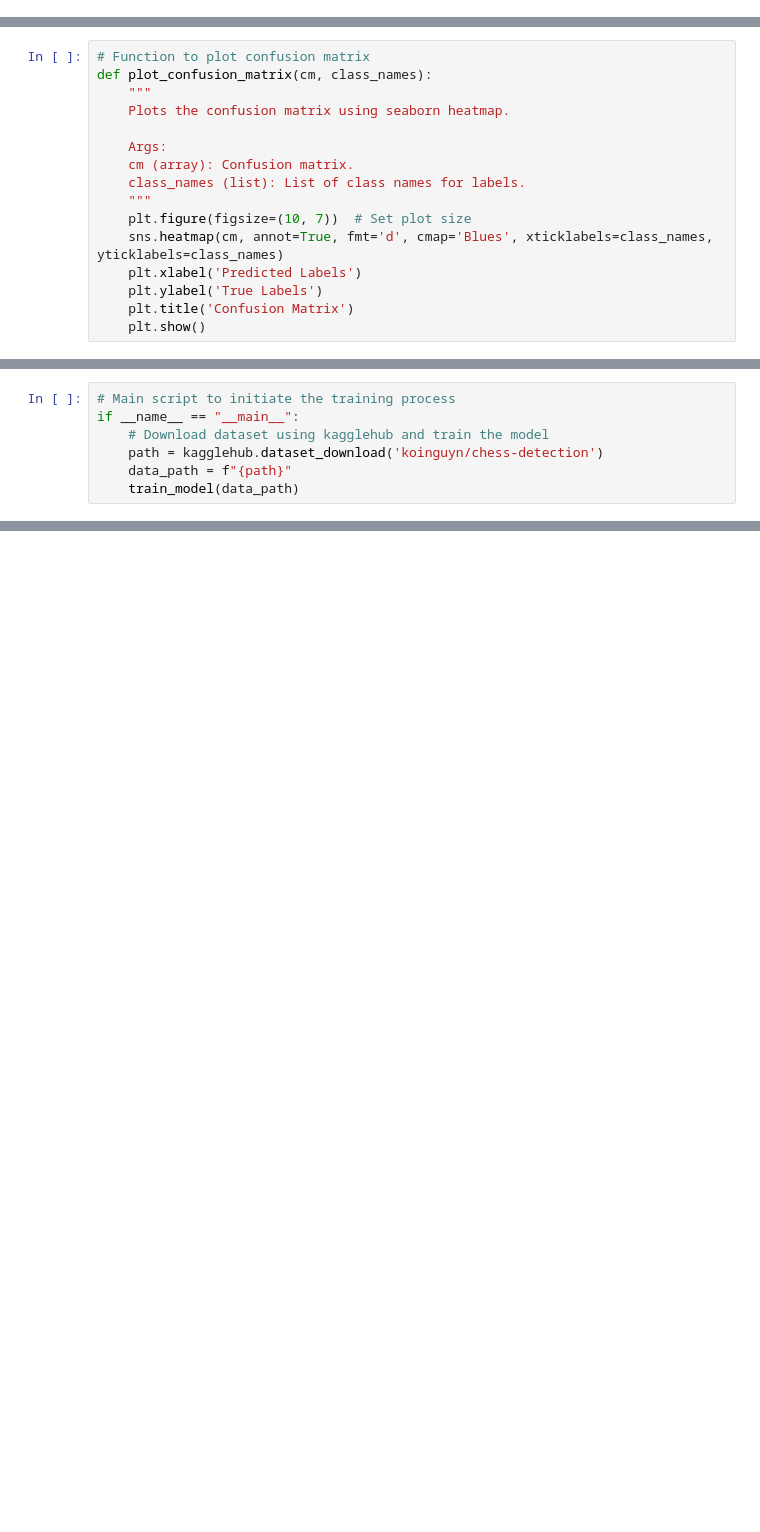
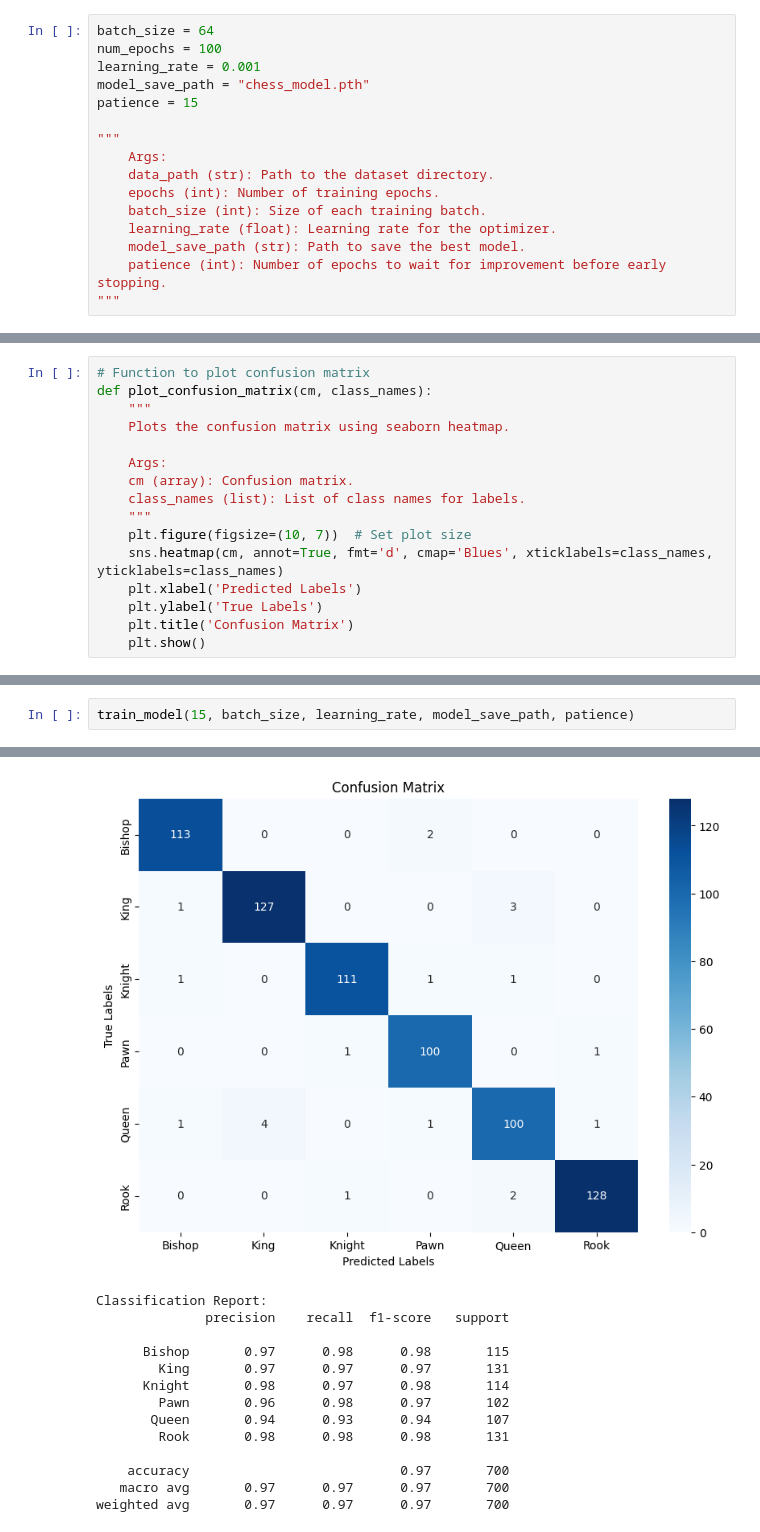
Before and after one commit to dhtson/AI-Chess-Classification-Project, a Jupyter notebook: project.ipynb, the cells around one changed output, grey strips where cells are left out. Saved outputs shown, nothing was run; the diff lists cells and outputs as text; blank space fills up the shorter version.

```diff
--- a/project.ipynb
+++ b/project.ipynb
@@ -14,0 +25,16 @@ import kagglehub
+# %%
+batch_size = 64
+num_epochs = 100
+learning_rate = 0.001
+model_save_path = "chess_model.pth"
+patience = 15
+
+"""
+    Args:
+    data_path (str): Path to the dataset directory.
+    epochs (int): Number of training epochs.
+    batch_size (int): Size of each training batch.
+    learning_rate (float): Learning rate for the optimizer.
+    model_save_path (str): Path to save the best model.
+    patience (int): Number of epochs to wait for improvement before early stopping.
+"""
@@ -188,7 +71,0 @@ def train_model(data_path, epochs=100, batch_size=64, learning_rate=0.001, model
-# %%
-# Main script to initiate the training process
-if __name__ == "__main__":
-    # Download dataset using kagglehub and train the model
-    path = kagglehub.dataset_download('koinguyn/chess-detection')
-    data_path = f"{path}"
-    train_model(data_path)
@@ -194,0 +272,3 @@ if __name__ == "__main__":
+# %%
+train_model(15, batch_size, learning_rate, model_save_path, patience)
+# %% [output]
@@ -194,0 +292,14 @@ if __name__ == "__main__":
+[figure, added]
+Classification Report:
+              precision    recall  f1-score   support
+
+      Bishop       0.97      0.98      0.98       115
+        King       0.97      0.97      0.97       131
+      Knight       0.98      0.97      0.98       114
+        Pawn       0.96      0.98      0.97       102
+       Queen       0.94      0.93      0.94       107
+        Rook       0.98      0.98      0.98       131
+
+    accuracy                           0.97       700
+   macro avg       0.97      0.97      0.97       700
+weighted avg       0.97      0.97      0.97       700
```
Also changed, not shown: parts of 6 cells of this notebook, 1 other file.
